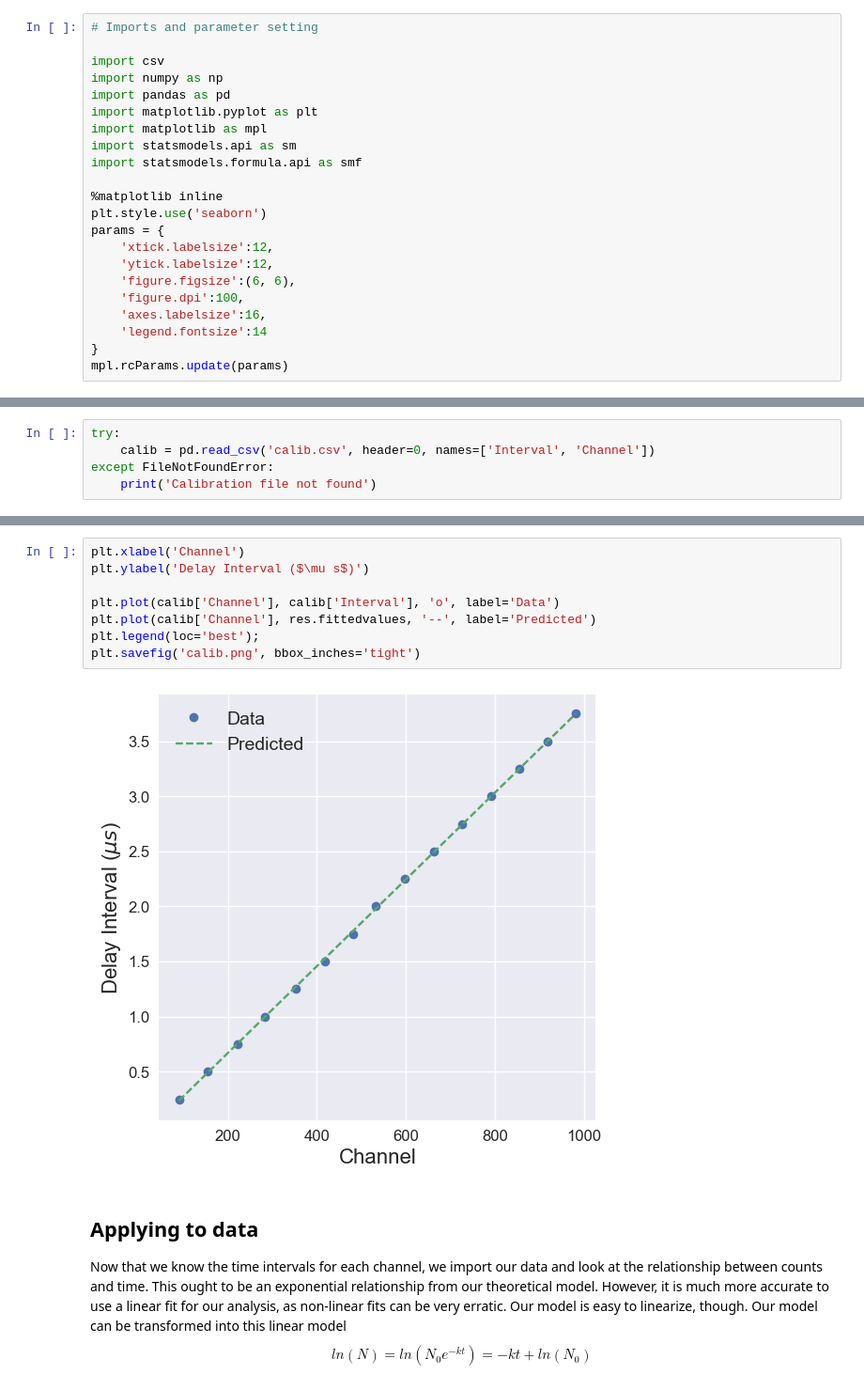
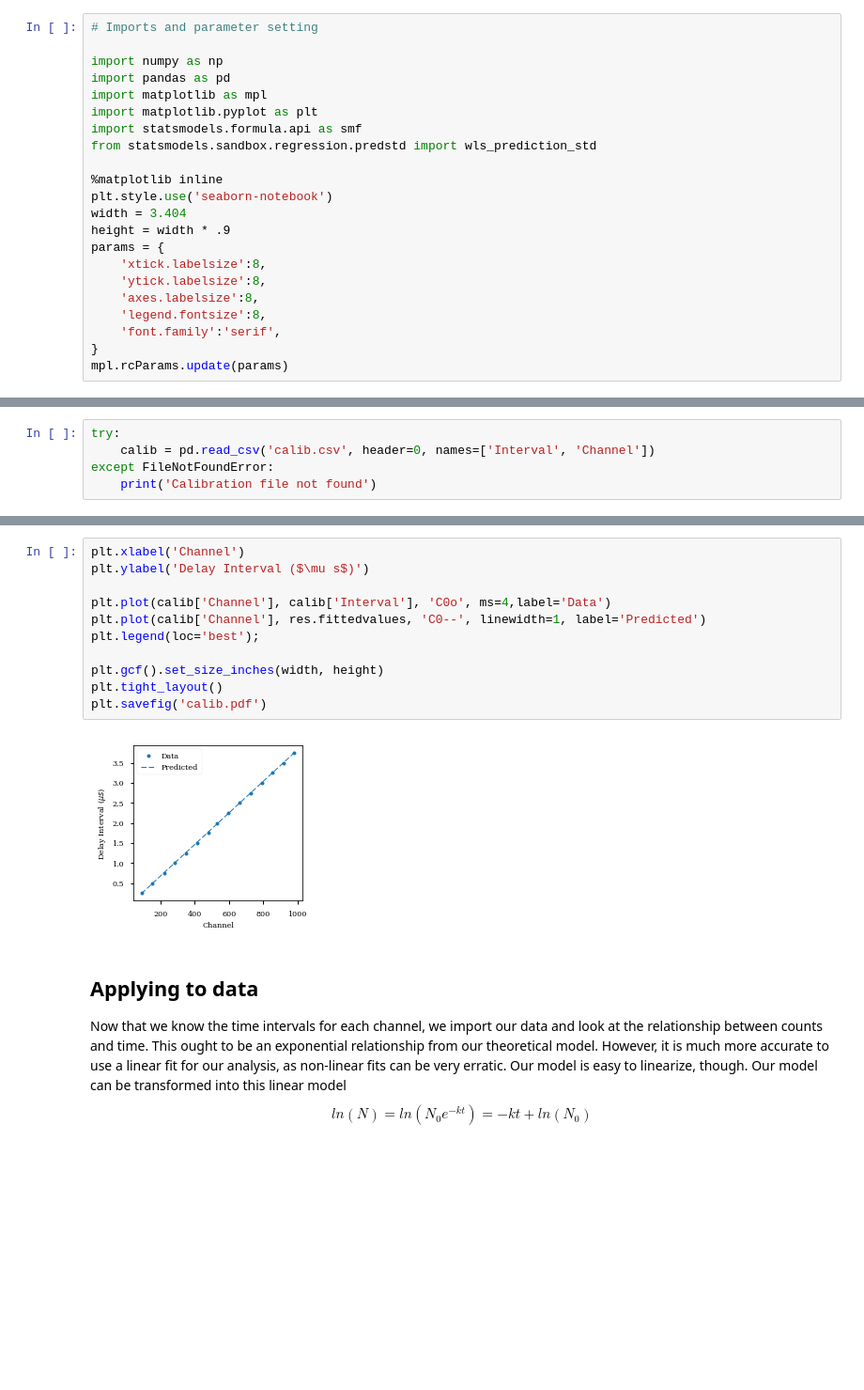
Before and after one commit to mileslucas/JupyterNotebooks, a Jupyter notebook: muon_lab.ipynb, the cells around one changed output, grey strips where cells are left out. Shown at 94% size. Drawn from its saved outputs; the diff is of its cells as text; blank space fills up the shorter version.

```diff
--- a/muon_lab.ipynb
+++ b/muon_lab.ipynb
@@ -11,23 +11,23 @@ The mean life of the muon is $\tau_0 = 1 / k$ where $k$ can be found via the fol
 # %%
 # Imports and parameter setting
 
-import csv
 import numpy as np
 import pandas as pd
+import matplotlib as mpl
 import matplotlib.pyplot as plt
-import matplotlib as mpl
-import statsmodels.api as sm
 import statsmodels.formula.api as smf
+from statsmodels.sandbox.regression.predstd import wls_prediction_std
 
 %matplotlib inline
-plt.style.use('seaborn')
+plt.style.use('seaborn-notebook')
+width = 3.404
+height = width * .9
 params = {
-    'xtick.labelsize':12,
-    'ytick.labelsize':12,
-    'figure.figsize':(6, 6),
-    'figure.dpi':100,
-    'axes.labelsize':16,
-    'legend.fontsize':14
+    'xtick.labelsize':8,
+    'ytick.labelsize':8,
+    'axes.labelsize':8,
+    'legend.fontsize':8,
+    'font.family':'serif',
 }
 mpl.rcParams.update(params)
 # %% [markdown]
@@ -66,13 +66,16 @@ strong multicollinearity or other numerical problems.
 # %%
 plt.xlabel('Channel')
 plt.ylabel('Delay Interval ($\mu s$)')
 
-plt.plot(calib['Channel'], calib['Interval'], 'o', label='Data')
-plt.plot(calib['Channel'], res.fittedvalues, '--', label='Predicted')
+plt.plot(calib['Channel'], calib['Interval'], 'C0o', ms=4,label='Data')
+plt.plot(calib['Channel'], res.fittedvalues, 'C0--', linewidth=1, label='Predicted')
 plt.legend(loc='best');
-plt.savefig('calib.png', bbox_inches='tight')
+
+plt.gcf().set_size_inches(width, height)
+plt.tight_layout()
+plt.savefig('calib.pdf')
 # %% [output]
-[figure, old version]
+[figure, new version]
 # %% [markdown]
 ## Applying to data
 
```
Also changed, not shown: parts of 5 cells of this notebook, 2 other files.
